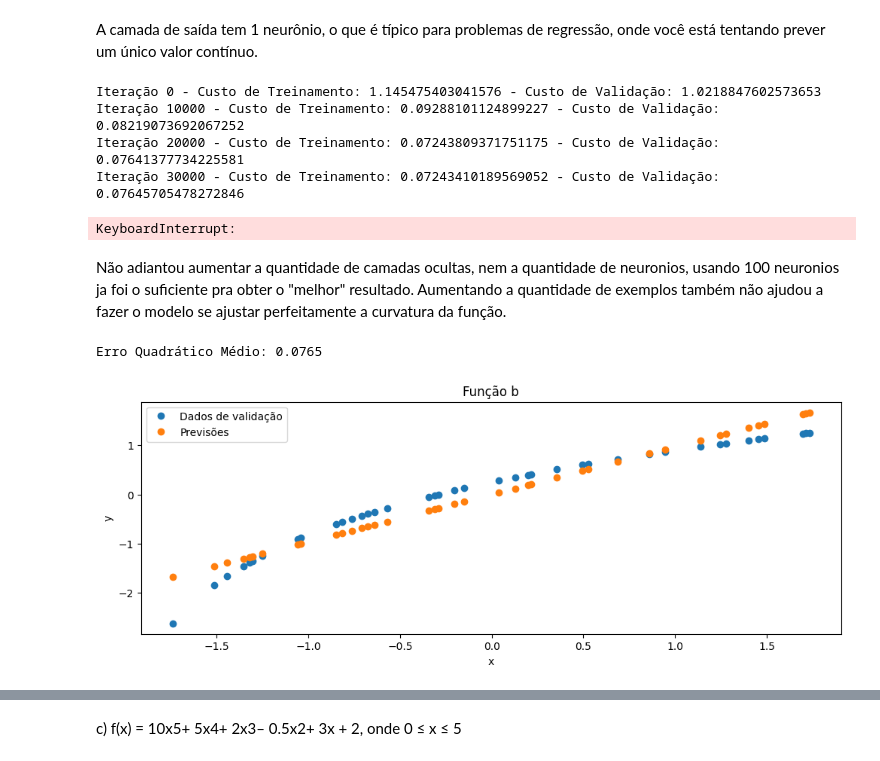
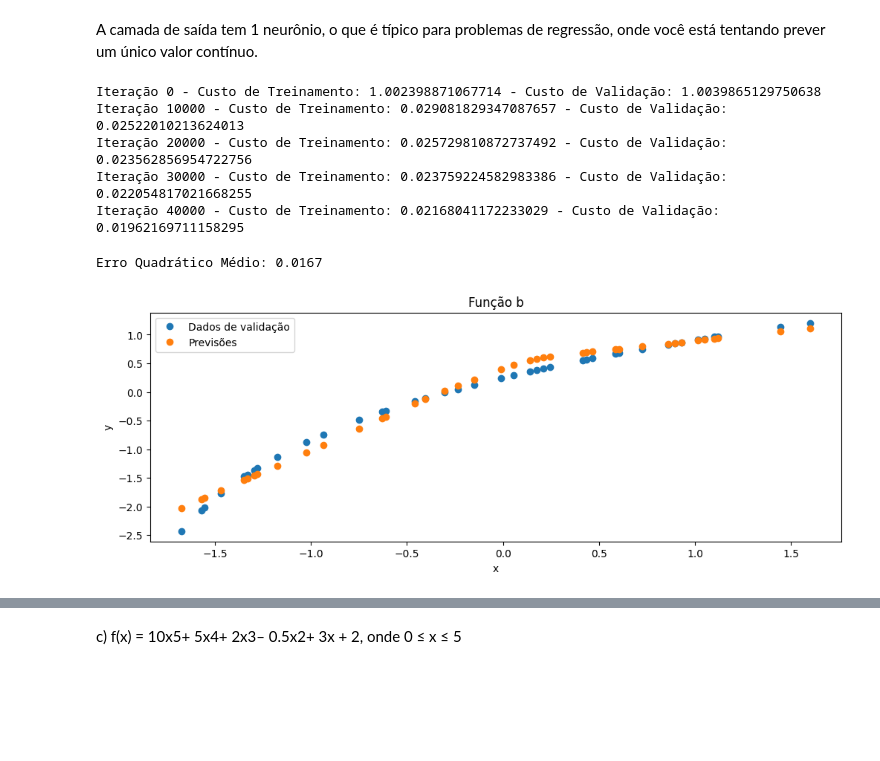
Before and after one commit to ArthurrCr/DEEP-LEARNING, a Jupyter notebook: [DL] 1A Lista_.ipynb, the cells around one changed output, grey strips where cells are left out. Drawn from its saved outputs; the diff is of its cells as text; code cells hidden in the pictures; blank space fills up the shorter version.

```diff
--- a/[DL] 1A Lista_.ipynb
+++ b/[DL] 1A Lista_.ipynb
@@ -104,6 +62,0 @@ plt.show()
-# %%
-X = entradas_ruidosas_100.T
-Y = respostas_100.reshape((8, len(respostas_100)))
-
-print (X.shape)
-print (Y.shape)
@@ -113,12 +62,0 @@ print (Y.shape)
-# %%
-# Calcular o número de exemplos para treino (80%)
-num_train_examples = int(0.8 * X.shape[1])
-
-# Separar os conjuntos de dados
-X_train = X[:, :num_train_examples]
-Y_train = Y[:, :num_train_examples]
-X_val = X[:, num_train_examples:]
-Y_val = Y[:, num_train_examples:]
-
-#X_val[0] # Todos os valores da primeira característica x1
-#Y_val[0] # Todos os valores da primeira classe indicando se essa amostra pertence(1) ou não(-1) a ela
@@ -211,10 +163,20 @@ def train_and_evaluate_delta(X_train, Y_train, X_val, Y_val, num_iterations, lea
     # Calcular a acurácia no conjunto de validação
     accuracy_val = accuracy_score(Y_val_indices, predictions_val_indices)
 
+    # Acurácia de cada classe
+    class_accuracies = []
+    for i in range(Y_val_class.shape[0]):
+        class_accuracies.append(accuracy_score(Y_val_class[i], predictions_val[i]))
+
+    # Printar acurácia de cada classe
+    print("Acurácia de cada classe no conjunto de validação:")
+    for i, acc in enumerate(class_accuracies):
+        print(f"Classe {i}: {acc * 100:.2f}%")
+
     return accuracy_train, accuracy_val, parameters
 
 # Treinar o modelo e avaliar no conjunto de validação
-accuracy_train, accuracy_val, parameters = train_and_evaluate_delta(X_train, Y_train, X_val, Y_val, num_iterations=100, learning_rate=0.1)
+accuracy_train, accuracy_val, parameters = train_and_evaluate_delta(entradas_treino.T, respostas_treino.T, entradas_validacao.T, respostas_validacao.T, num_iterations=1, learning_rate=0.1)
 print(f"Acurácia no conjunto de treino: {accuracy_train * 100:.2f}%")
 print(f"Acurácia no conjunto de validação: {accuracy_val * 100:.2f}%")
 # %% [output]
@@ -693,7 +664,7 @@ plt.show()
 A camada de saída tem 1 neurônio, o que é típico para problemas de regressão, onde você está tentando prever um único valor contínuo.
 # %%
 # Definindo a arquitetura da rede
-layer_dims_b = [x_train_b_standardized.shape[0], 1000, 1]
+layer_dims_b = [x_train_b_standardized.shape[0], 100, 1]
 
 # Inicializando os parâmetros
 parameters_b = initialize_parameters_deep(layer_dims_b)
@@ -705,20 +676,20 @@ validation_costs = []
 # Treinamento do modelo Por Lote (Batch)
 for i in range(50000):
     # Forward propagation
-    AL_b, caches_b = L_model_forward(x_train_b_standardized, parameters_b, hidden_activation='sigmoid', output_activation='linear')
+    AL_b, caches_b = L_model_forward(x_train_b_standardized, parameters_b, hidden_activation='relu', output_activation='linear')
 
     # Compute cost.
     cost_train = compute_cost(AL_b, y_train_b_standardized, problema='regressao')
     training_costs.append(cost_train)
 
     # Backward propagation.
-    grads_b = L_model_backward(AL_b, y_train_b_standardized, caches_b, hidden_activation='sigmoid', output_activation='linear', problema='regressao')
+    grads_b = L_model_backward(AL_b, y_train_b_standardized, caches_b, hidden_activation='relu', output_activation='linear', problema='regressao')
 
     # Update parameters.
     parameters_b = update_parameters(parameters_b, grads_b, learning_rate=0.1)
 
     # Compute validation cost.
-    AL_val_b, _ = L_model_forward(x_val_b_standardized, parameters_b, hidden_activation='sigmoid', output_activation='linear')
+    AL_val_b, _ = L_model_forward(x_val_b_standardized, parameters_b, hidden_activation='relu', output_activation='linear')
     cost_val = compute_cost(AL_val_b, y_val_b_standardized, problema='regressao')
     validation_costs.append(cost_val)
 
@@ -728,33 +699,31 @@ for i in range(50000):
     if cost_train <= 0.01:
         break
 # %% [output]
-Iteração 0 - Custo de Treinamento: 1.145475403041576 - Custo de Validação: 1.0218847602573653
-Iteração 10000 - Custo de Treinamento: 0.09288101124899227 - Custo de Validação: 0.08219073692067252
-Iteração 20000 - Custo de Treinamento: 0.07243809371751175 - Custo de Validação: 0.07641377734225581
-Iteração 30000 - Custo de Treinamento: 0.07243410189569052 - Custo de Validação: 0.07645705478272846
+Iteração 0 - Custo de Treinamento: 1.002398871067714 - Custo de Validação: 1.0039865129750638
+Iteração 10000 - Custo de Treinamento: 0.029081829347087657 - Custo de Validação: 0.02522010213624013
+Iteração 20000 - Custo de Treinamento: 0.025729810872737492 - Custo de Validação: 0.023562856954722756
+Iteração 30000 - Custo de Treinamento: 0.023759224582983386 - Custo de Validação: 0.022054817021668255
+Iteração 40000 - Custo de Treinamento: 0.02168041172233029 - Custo de Validação: 0.01962169711158295
-KeyboardInterrupt:
-# %% [markdown]
-Não adiantou aumentar a quantidade de camadas ocultas, nem a quantidade de neuronios, usando 100 neuronios ja foi o suficiente pra obter o "melhor" resultado. Aumentando a quantidade de exemplos também não ajudou a fazer o modelo se ajustar perfeitamente a curvatura da função.
 # %%
 # Propagação para frente para fazer previsões com o modelo treinado
-AL_test, _ = L_model_forward(x_val_b_standardized, parameters_b, hidden_activation='sigmoid', output_activation='linear')
+AL_test, _ = L_model_forward(x_val_b_standardized, parameters_b, hidden_activation='relu', output_activation='linear')
 
 # Erro quadrático médio
 mse = np.mean((AL_test - y_val_b_standardized)**2)
 print(f"Erro Quadrático Médio: {mse:.4f}")
 
 # Plotar a função b
 plt.figure(figsize=(12, 4))
 plt.plot(x_val_b_standardized.T, y_val_b_standardized.T, 'o', label='Dados de validação')
 plt.plot(x_val_b_standardized.T, AL_test.T, 'o', label='Previsões')
 plt.title('Função b')
 plt.xlabel('x')
 plt.ylabel('y')
 plt.legend()
 plt.show()
 # %% [output]
-Erro Quadrático Médio: 0.0765
+Erro Quadrático Médio: 0.0167
-[figure, old version]
+[figure, new version]
 # %%
 # Plotting the training and validation cost
 plt.figure(figsize=(12, 5))
```
Also changed, not shown: parts of 30 cells of this notebook.
